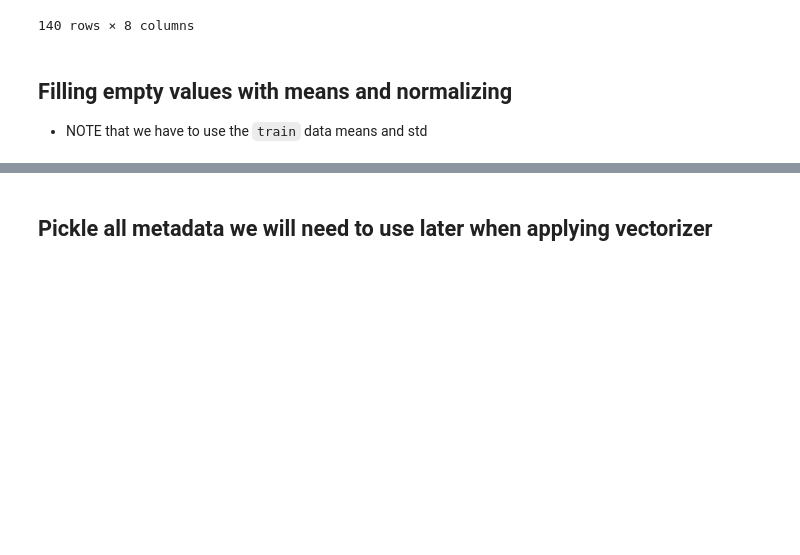
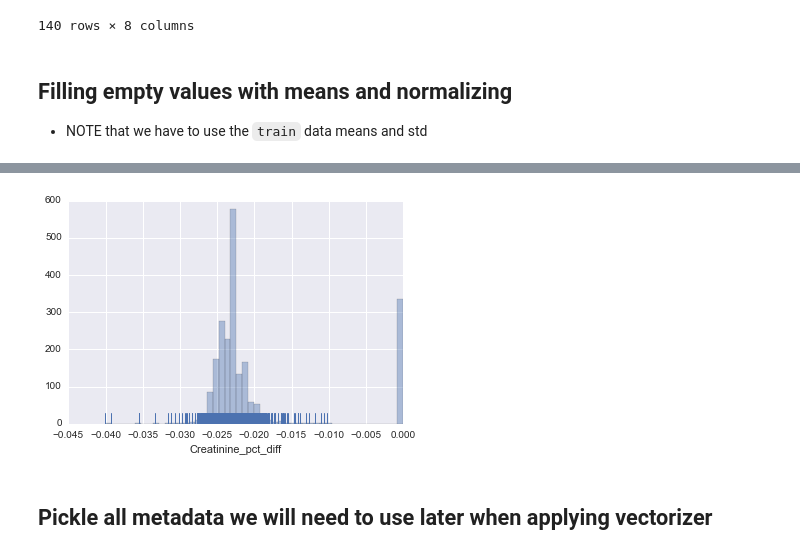
Before and after one commit to ihadanny/turbulence-z-team, a Jupyter notebook: ipython-notebooks/vectorizer_beta.ipynb, the cells around one changed output, grey strips where cells are left out. Drawn from its saved outputs; the diff is of its cells as text; code cells hidden in the pictures; blank space fills up the shorter version.

```diff
--- a/ipython-notebooks/vectorizer_beta.ipynb
+++ b/ipython-notebooks/vectorizer_beta.ipynb
@@ -119,3 +120,12 @@ normalized.describe().T.sort("std", ascending=True)
+# %%
+%matplotlib inline
+import matplotlib.pyplot as plt
+import seaborn as sns
+
+cre = normalized[normalized.Creatinine_pct_diff < 3].Creatinine_pct_diff
+sns.distplot(cre, rug=True, kde=False);
+# %% [output]
+[figure, added]
 # %% [markdown]
 ## Pickle all metadata we will need to use later when applying vectorizer
 # %%
```
Also changed, not shown: parts of 2 cells of this notebook, 21 other files.
